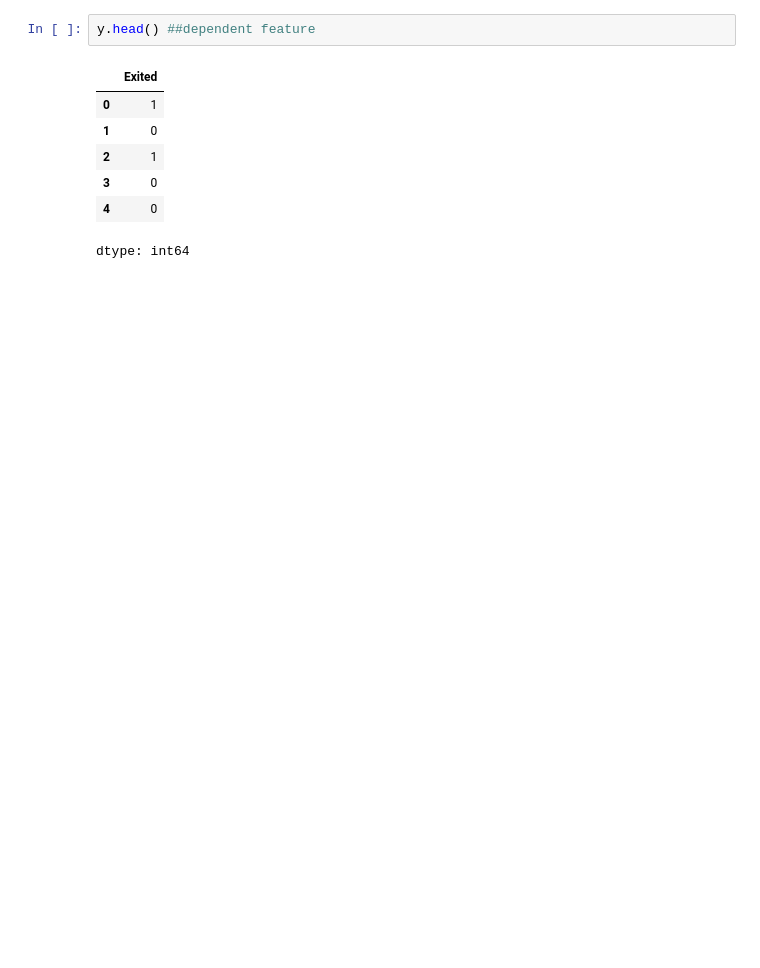
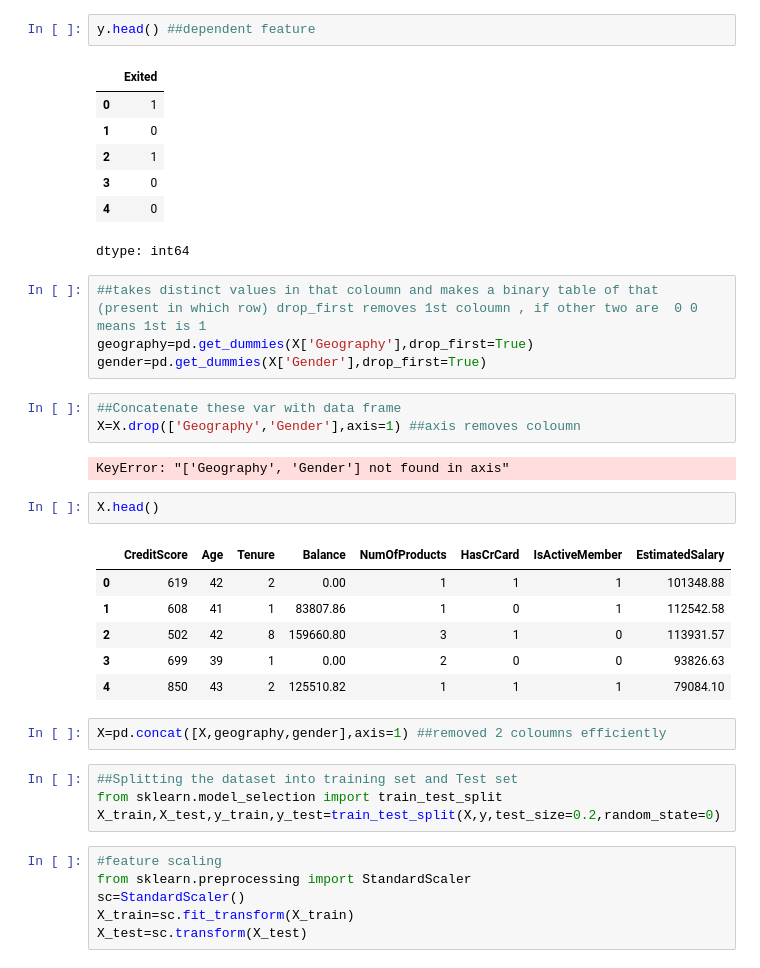
Before and after one commit to naman-0804/learning, a Jupyter notebook: deeplearning.ipynb, the cells around one changed output. Drawn from its saved outputs; the diff is of its cells as text; blank space fills up the shorter version.

Commit message:
data preprocessing done

```diff
--- a/deeplearning.ipynb
+++ b/deeplearning.ipynb
@@ -62,3 +62,33 @@ y.head() ##dependent feature
 | 3 | 0 |
 | 4 | 0 |
 dtype: int64
+# %%
+##takes distinct values in that coloumn and makes a binary table of that (present in which row) drop_first removes 1st coloumn , if other two are  0 0 means 1st is 1
+geography=pd.get_dummies(X['Geography'],drop_first=True)
+gender=pd.get_dummies(X['Gender'],drop_first=True)
+# %%
+##Concatenate these var with data frame
+X=X.drop(['Geography','Gender'],axis=1) ##axis removes coloumn
+# %% [output]
+KeyError: "['Geography', 'Gender'] not found in axis"
+# %%
+X.head()
+# %% [output]
+|  | CreditScore | Age | Tenure | Balance | NumOfProducts | HasCrCard | IsActiveMember | EstimatedSalary |
+| 0 | 619 | 42 | 2 | 0.00 | 1 | 1 | 1 | 101348.88 |
+| 1 | 608 | 41 | 1 | 83807.86 | 1 | 0 | 1 | 112542.58 |
+| 2 | 502 | 42 | 8 | 159660.80 | 3 | 1 | 0 | 113931.57 |
+| 3 | 699 | 39 | 1 | 0.00 | 2 | 0 | 0 | 93826.63 |
+| 4 | 850 | 43 | 2 | 125510.82 | 1 | 1 | 1 | 79084.10 |
+# %%
+X=pd.concat([X,geography,gender],axis=1) ##removed 2 coloumns efficiently
+# %%
+##Splitting the dataset into training set and Test set
+from sklearn.model_selection import train_test_split
+X_train,X_test,y_train,y_test=train_test_split(X,y,test_size=0.2,random_state=0)
+# %%
+#feature scaling
+from sklearn.preprocessing import StandardScaler
+sc=StandardScaler()
+X_train=sc.fit_transform(X_train)
+X_test=sc.transform(X_test)
```
Also changed, not shown: parts of 3 cells of this notebook.
